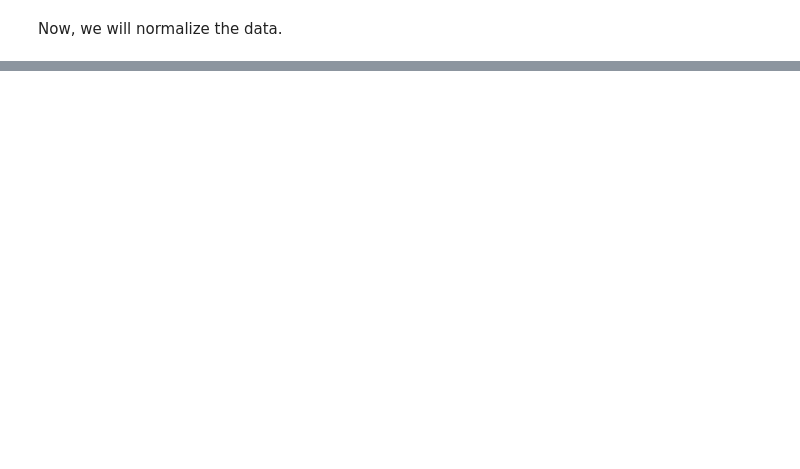
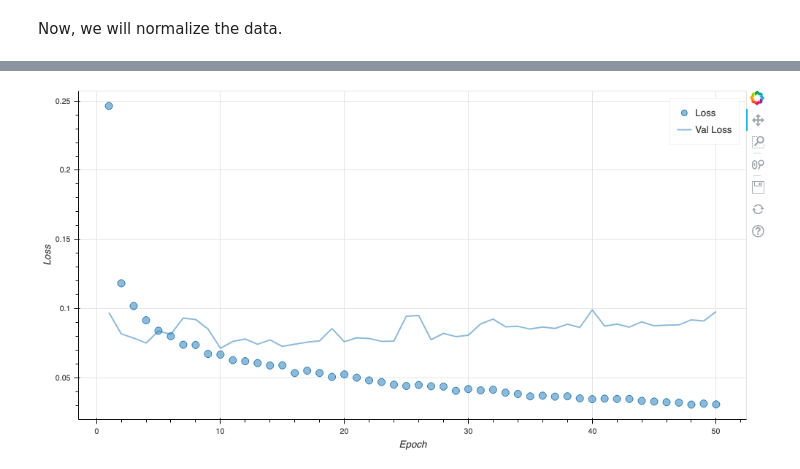
Before and after one commit to andrew-harding-gh/nexml-nyiso, a Jupyter notebook: notebooks/model.ipynb, the cells around one changed output, grey strips where cells are left out. Drawn from its saved outputs; the diff is of its cells as text; code cells hidden in the pictures; blank space fills up the shorter version.

```diff
--- a/notebooks/model.ipynb
+++ b/notebooks/model.ipynb
@@ -130,7 +120,7 @@ show(acc_plot)
 # %%
-loss_plot = figure(plot_width=800, plot_height=400, x_axis_label='Epoch', y_axis_label='Loss')
+loss_plot = figure(plot_width=1000, plot_height=500, x_axis_label='Epoch', y_axis_label='Loss')
 loss_plot.circle(x='epoch', y='loss', source=source, size=10, fill_alpha=.5, legend_label='Loss')
 loss_plot.line(x='epoch', y='val_loss', source=source, line_width=2, legend_label='Val Loss', alpha=0.5)
-show(loss_plot)
-# get_screenshot_as_png(loss_plot, driver=None)
+# show(loss_plot)
+get_screenshot_as_png(loss_plot, driver=None)
 # %% [output]
@@ -139 +127,2 @@ show(loss_plot)
+[figure, added]
 # %%
```
Also changed, not shown: parts of 14 cells of this notebook, 1 other file.
